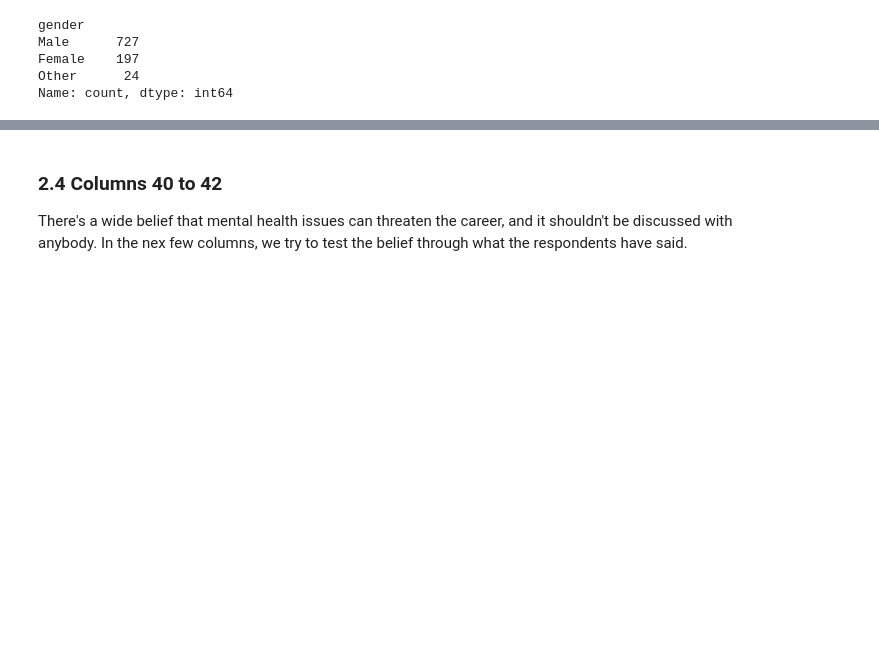
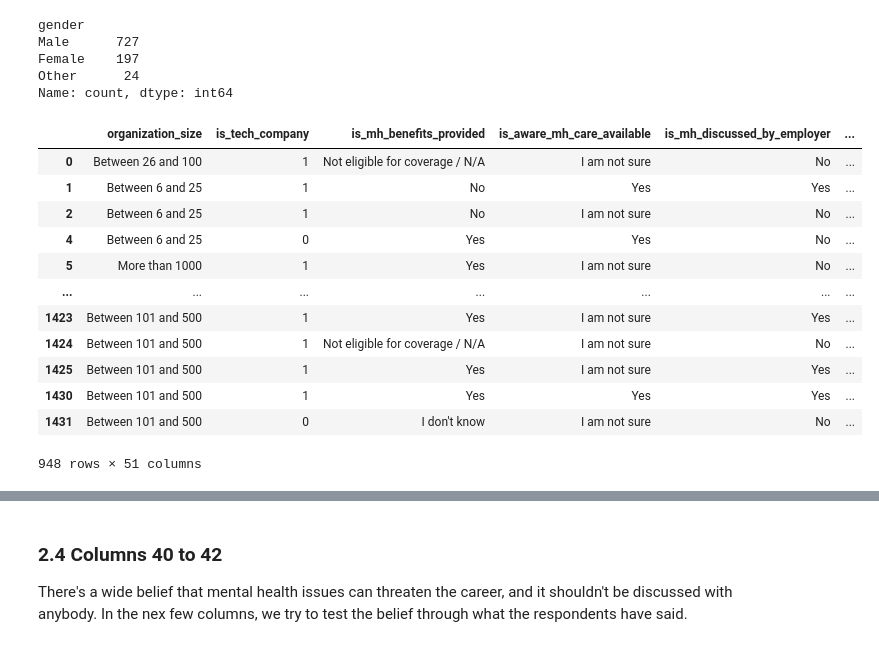
Before and after one commit to Alianger18/Projects_Portfolio, a Jupyter notebook: Project - Clustering/notebooks/MLUSL01 - Pre-processing.ipynb, the cells around one changed output, grey strips where cells are left out. Saved outputs shown, nothing was run; the diff lists cells and outputs as text; code cells hidden in the pictures; blank space fills up the shorter version.

```diff
--- a/Project - Clustering/notebooks/MLUSL01 - Pre-processing.ipynb
+++ b/Project - Clustering/notebooks/MLUSL01 - Pre-processing.ipynb
@@ -490,6 +480,22 @@ def conditions_counter(column_name):
 
     # The final output of the function
     return dframe
+# %%
+df
+# %% [output]
+|  | organization_size | is_tech_company | is_mh_benefits_provided | is_aware_mh_care_available | is_mh_discussed_by_employer | ... |
+| 0 | Between 26 and 100 | 1 | Not eligible for coverage / N/A | I am not sure | No | ... |
+| 1 | Between 6 and 25 | 1 | No | Yes | Yes | ... |
+| 2 | Between 6 and 25 | 1 | No | I am not sure | No | ... |
+| 4 | Between 6 and 25 | 0 | Yes | Yes | No | ... |
+| 5 | More than 1000 | 1 | Yes | I am not sure | No | ... |
+| ... | ... | ... | ... | ... | ... | ... |
+| 1423 | Between 101 and 500 | 1 | Yes | I am not sure | Yes | ... |
+| 1424 | Between 101 and 500 | 1 | Not eligible for coverage / N/A | I am not sure | No | ... |
+| 1425 | Between 101 and 500 | 1 | Yes | I am not sure | Yes | ... |
+| 1430 | Between 101 and 500 | 1 | Yes | Yes | Yes | ... |
+| 1431 | Between 101 and 500 | 0 | I don't know | I am not sure | No | ... |
+948 rows × 51 columns
 # %%
 known_conditions = conditions_counter("diagnosed_conditions")
 known_conditions
```
Also changed, not shown: parts of 7 cells of this notebook, 1 other file.
